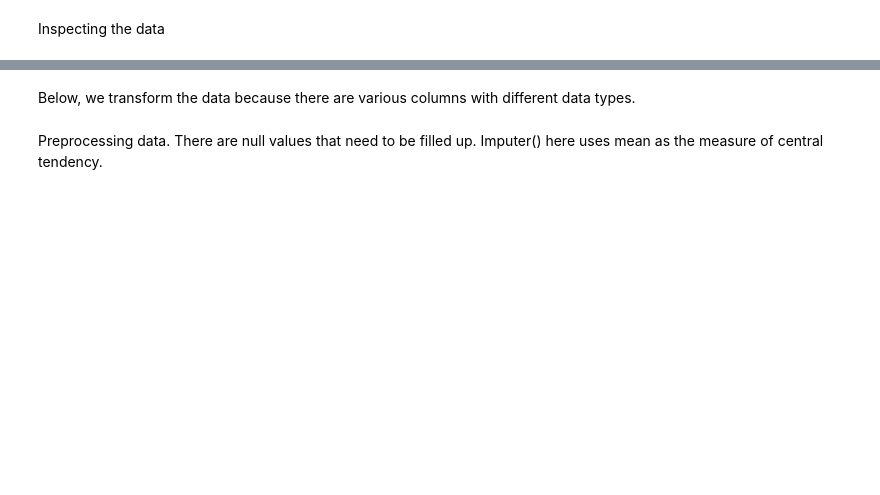
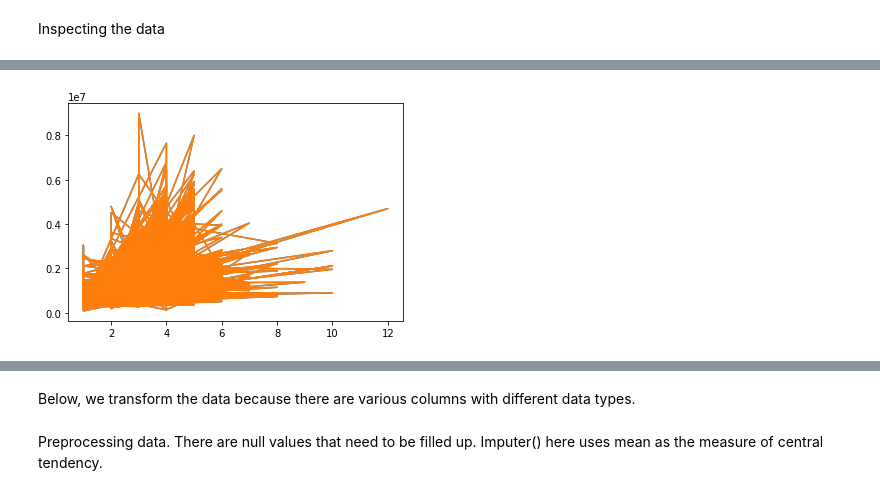
Before and after one commit to HimanshuDwivedi623317/Melbourne-ML, a Jupyter notebook: Melbourne ML/Melbourne.ipynb, the cells around one changed output, grey strips where cells are left out. Cells and saved outputs as stored; diff of their text form; code cells hidden in the pictures; blank space fills up the shorter version.

```diff
--- a/Melbourne ML/Melbourne.ipynb
+++ b/Melbourne ML/Melbourne.ipynb
@@ -60,0 +130,5 @@ melbourne_data.describe()
+# %%
+plt.plot(m_data['Rooms'], m_data['Price'])
+plt.show()
+# %% [output]
+[figure, added]
```
Also changed, not shown: parts of 22 cells of this notebook.
